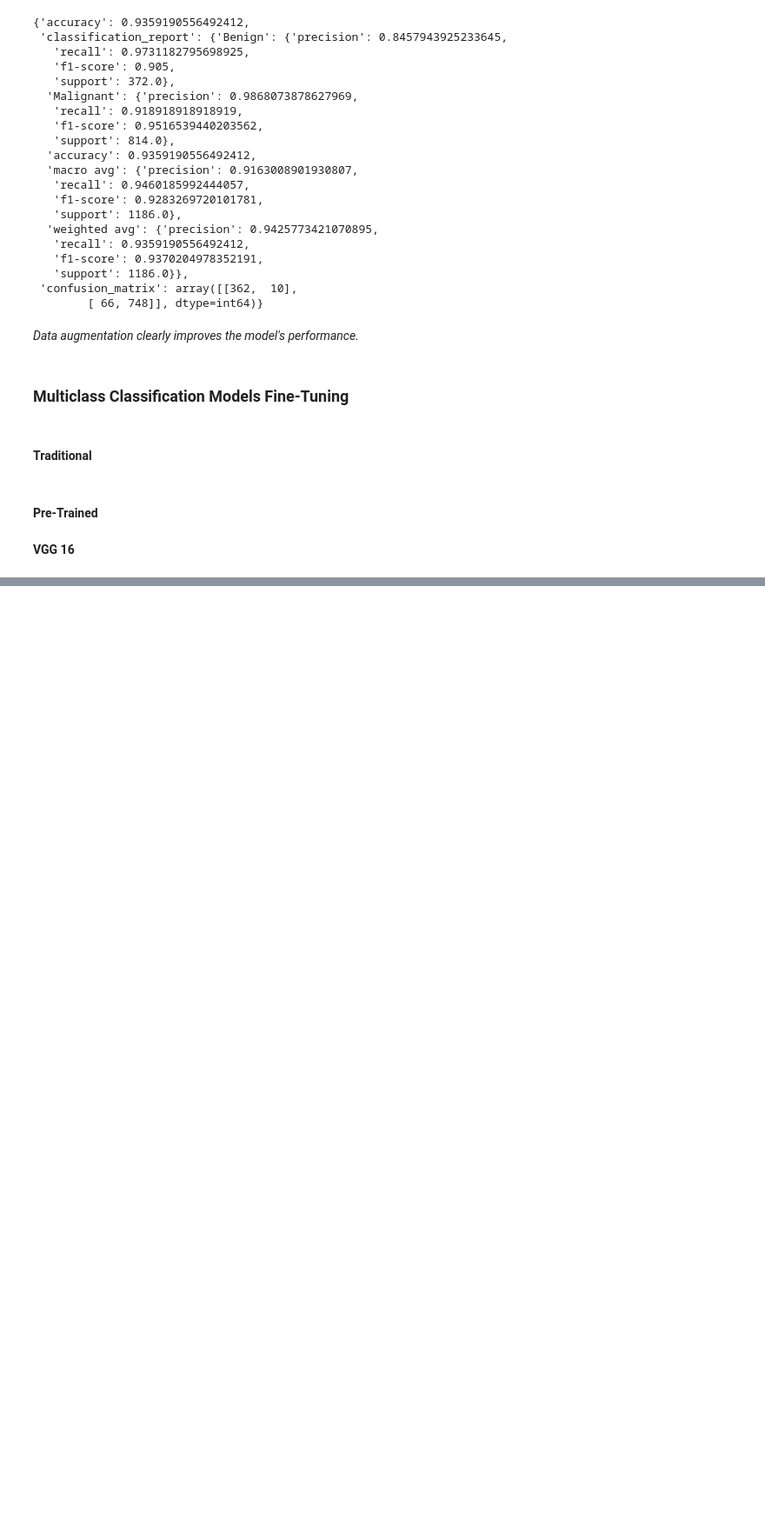
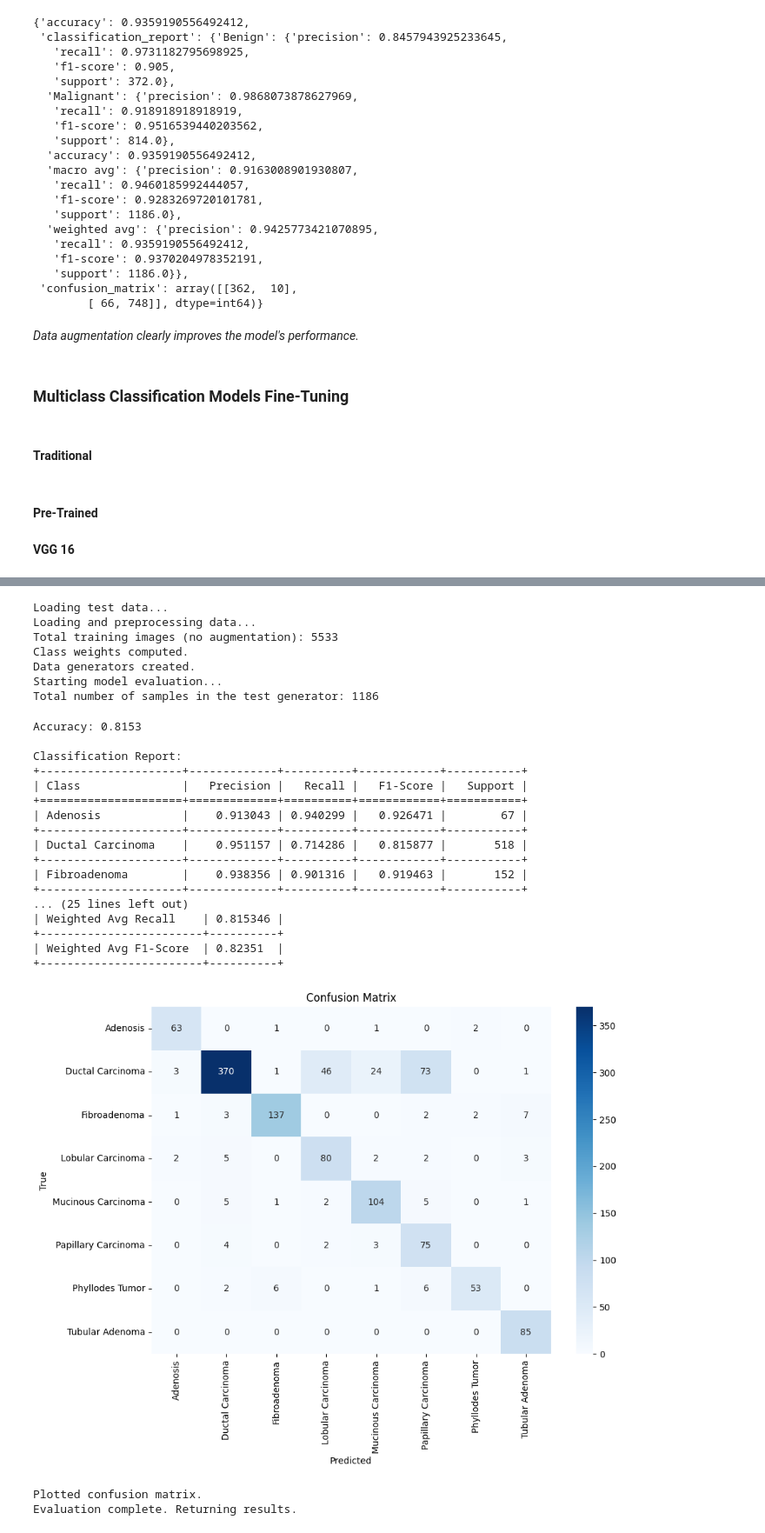
Before and after one commit to master-boda/Deep-Learning, a Jupyter notebook: notebooks/model_tuning.ipynb, the cells around one changed output, grey strips where cells are left out. Shown at 87% size. Cells and saved outputs as stored; diff of their text form; code cells hidden in the pictures; blank space fills up the shorter version.

Commit message:
debugging preproc

```diff
--- a/notebooks/model_tuning.ipynb
+++ b/notebooks/model_tuning.ipynb
@@ -213,12 +213,11 @@ def multiclass_classification_vgg16_model(input_shape):
 
     return model
 # %%
-train_gen, val_gen, test_gen, class_weights = preproc_pipeline(desired_magnification='200X',
-                                                    image_resolution=(224, 224),
+train_gen, val_gen, test_gen, class_weights, steps_per_epoch = preproc_pipeline(image_resolution=(224, 224),
                                                     classification_type='multiclass',
                                                     use_data_augmentation=True,
-                                                    augmented_images_per_image=6)
+                                                    augmented_images_per_image=2)
 
-vgg16 = multiclass_classification_vgg16_model((224, 224, 3))
+vgg16_multiclass = multiclass_classification_vgg16_model((224, 224, 3))
 
-fitted_vgg16 = train_model(train_gen, val_gen, vgg16, class_weights=class_weights, epochs=30, early_stopping_patience=5)
+fitted_vgg16 = train_model(train_gen, val_gen, vgg16_multiclass, steps_per_epoch=steps_per_epoch, class_weights=class_weights, epochs=30, early_stopping_patience=8)
@@ -224,0 +247,30 @@ fitted_vgg16 = train_model(train_gen, val_gen, vgg16, class_weights=class_weight
+# %%
+evaluate_model(fitted_vgg16, classification_type='multiclass')
+# %% [output]
+Loading test data...
+Loading and preprocessing data...
+Total training images (no augmentation): 5533
+Class weights computed.
+Data generators created.
+Starting model evaluation...
+Total number of samples in the test generator: 1186
+Accuracy: 0.8153
+
+Classification Report:
++---------------------+-------------+----------+------------+-----------+
+| Class               |   Precision |   Recall |   F1-Score |   Support |
++=====================+=============+==========+============+===========+
+| Adenosis            |    0.913043 | 0.940299 |   0.926471 |        67 |
++---------------------+-------------+----------+------------+-----------+
+| Ductal Carcinoma    |    0.951157 | 0.714286 |   0.815877 |       518 |
++---------------------+-------------+----------+------------+-----------+
+| Fibroadenoma        |    0.938356 | 0.901316 |   0.919463 |       152 |
++---------------------+-------------+----------+------------+-----------+
+... (25 lines left out)
+| Weighted Avg Recall    | 0.815346 |
++------------------------+----------+
+| Weighted Avg F1-Score  | 0.82351  |
++------------------------+----------+
+[figure, added]
+Plotted confusion matrix.
+Evaluation complete. Returning results.
```
Also changed, not shown: parts of 3 cells of this notebook, 4 other files.
